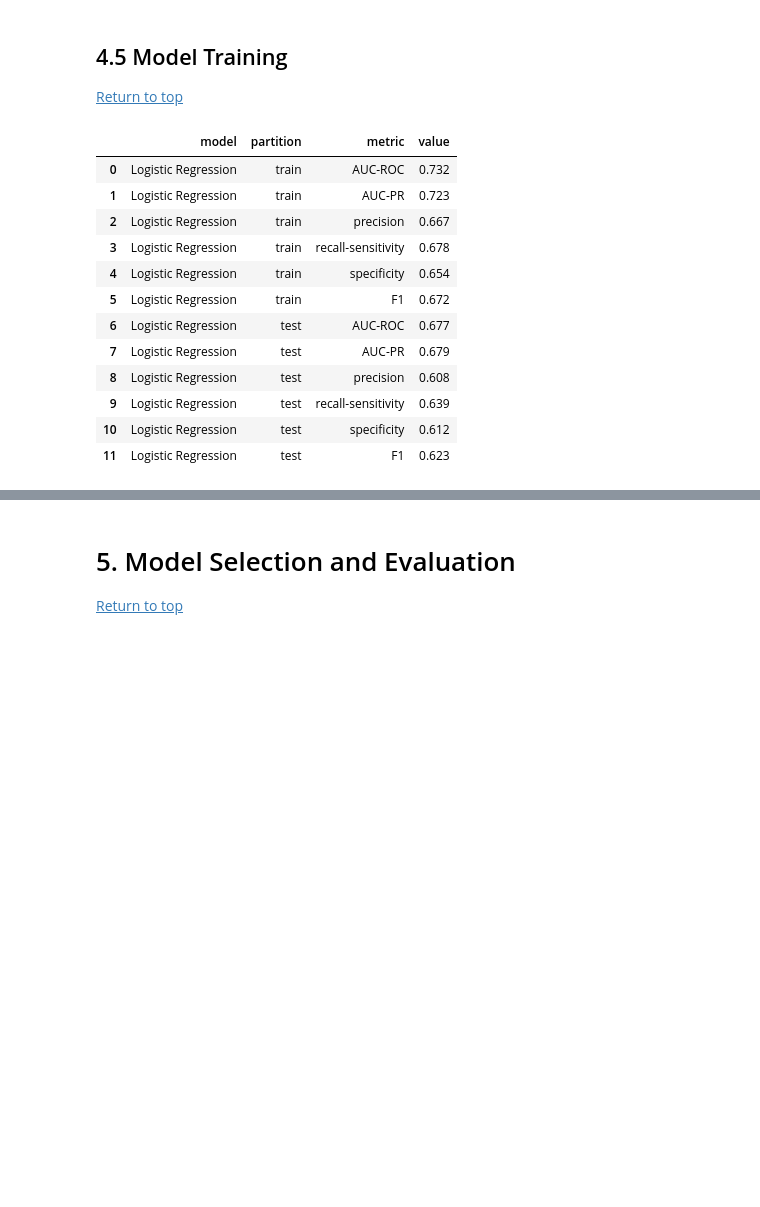
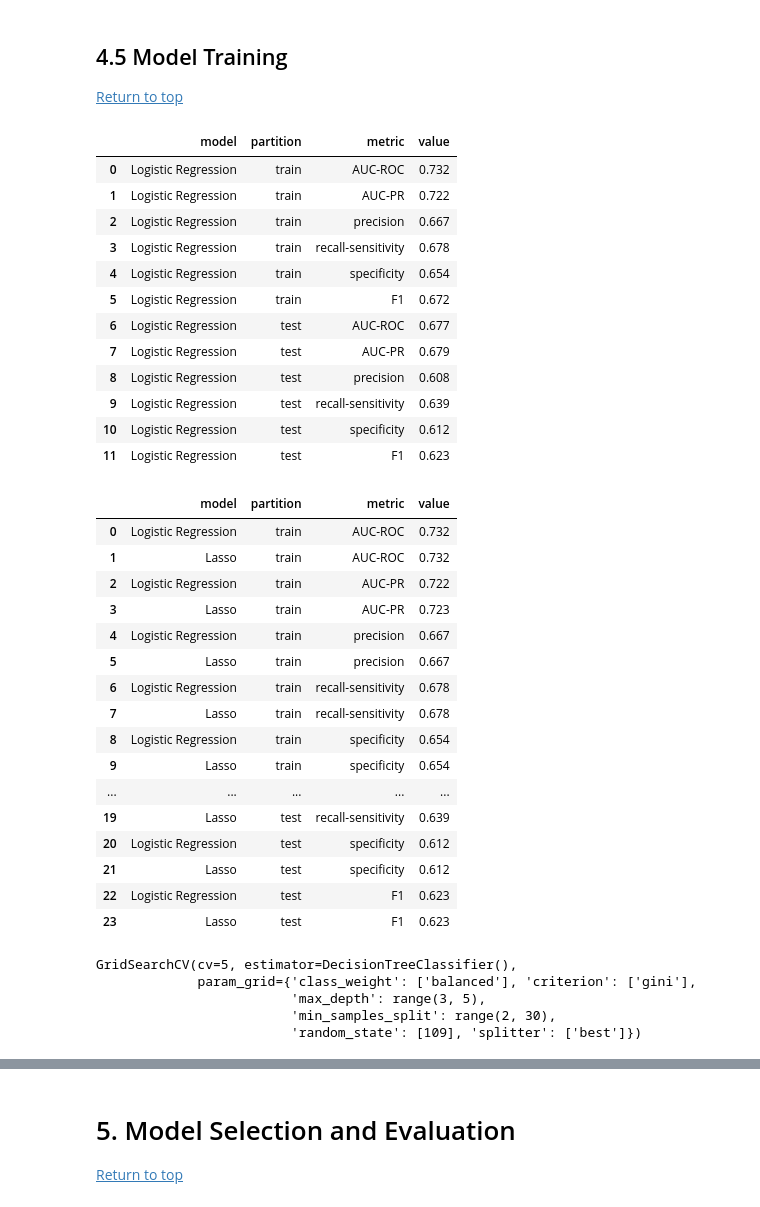
Before and after one commit to stevenworthington/cs109a_final_project, a Jupyter notebook: code/cs109a_final_report.ipynb, the cells around one changed output, grey strips where cells are left out. Drawn from its saved outputs; the diff is of its cells as text; code cells hidden in the pictures; blank space fills up the shorter version.

Commit message:
modeling fitting pipeline

```diff
--- a/code/cs109a_final_report.ipynb
+++ b/code/cs109a_final_report.ipynb
@@ -403,7 +403,7 @@ X_train, X_test, y_train, y_test = train_test_split(
 )
 # %%
 # create classifier using logistic regression
-clf = LogisticRegression(random_state=random_state).fit(X_train, y_train)
+clf = LogisticRegression(penalty=None, random_state=random_state).fit(X_train, y_train)
 # %%
 # save metrics for clf
 data = (X_train, X_test, y_train, y_test)
@@ -412,7 +412,7 @@ get_results_df(results)
 # %% [output]
 |  | model | partition | metric | value |
 | 0 | Logistic Regression | train | AUC-ROC | 0.732 |
-| 1 | Logistic Regression | train | AUC-PR | 0.723 |
+| 1 | Logistic Regression | train | AUC-PR | 0.722 |
 | 2 | Logistic Regression | train | precision | 0.667 |
 | 3 | Logistic Regression | train | recall-sensitivity | 0.678 |
 | 4 | Logistic Regression | train | specificity | 0.654 |
@@ -444,22 +444,46 @@ lasso_test_acc = lasso.score(X_test, y_test)
 # %%
 # save metrics for lasso
 data = (X_train, X_test, y_train, y_test)
-results = [get_performance_metrics(lasso, 'Lasso', data)]
+results.append(get_performance_metrics(lasso, 'Lasso', data))
 get_results_df(results)
+# %% [output]
+|  | model | partition | metric | value |
+| 0 | Logistic Regression | train | AUC-ROC | 0.732 |
+| 1 | Lasso | train | AUC-ROC | 0.732 |
+| 2 | Logistic Regression | train | AUC-PR | 0.722 |
+| 3 | Lasso | train | AUC-PR | 0.723 |
+| 4 | Logistic Regression | train | precision | 0.667 |
+| 5 | Lasso | train | precision | 0.667 |
+| 6 | Logistic Regression | train | recall-sensitivity | 0.678 |
+| 7 | Lasso | train | recall-sensitivity | 0.678 |
+| 8 | Logistic Regression | train | specificity | 0.654 |
+| 9 | Lasso | train | specificity | 0.654 |
+| ... | ... | ... | ... | ... |
+| 19 | Lasso | test | recall-sensitivity | 0.639 |
+| 20 | Logistic Regression | test | specificity | 0.612 |
+| 21 | Lasso | test | specificity | 0.612 |
+| 22 | Logistic Regression | test | F1 | 0.623 |
+| 23 | Lasso | test | F1 | 0.623 |
 # %%
 # Decision Tree
 
-params = {'random_state': 109,
-          'criterion': 'gini',
-          'splitter': 'best',
-          'class_weight': 'balanced',
+params = {'random_state': [109],
+          'criterion': ['gini'],
+          'splitter': ['best'],
+          'class_weight': ['balanced'],
           'min_samples_split': range(2, 30),
           'max_depth': range(3, 5)
          }
 
-dt = GridSearchCV(estimator=DecisionTreeClassifier,
-                  param_grid={'min_samples_split': range(2,30)},
+dt = GridSearchCV(estimator=DecisionTreeClassifier(),
+                  param_grid=params,
                   cv=5)
 
 dt.fit(X_train, y_train)
-dt.cost_complexity_pruning_path(X_train, y_train)
+# dt.cost_complexity_pruning_path(X_train, y_train)
+# %% [output]
+GridSearchCV(cv=5, estimator=DecisionTreeClassifier(),
+             param_grid={'class_weight': ['balanced'], 'criterion': ['gini'],
+                         'max_depth': range(3, 5),
+                         'min_samples_split': range(2, 30),
+                         'random_state': [109], 'splitter': ['best']})
```
Also changed, not shown: parts of 4 cells of this notebook.
